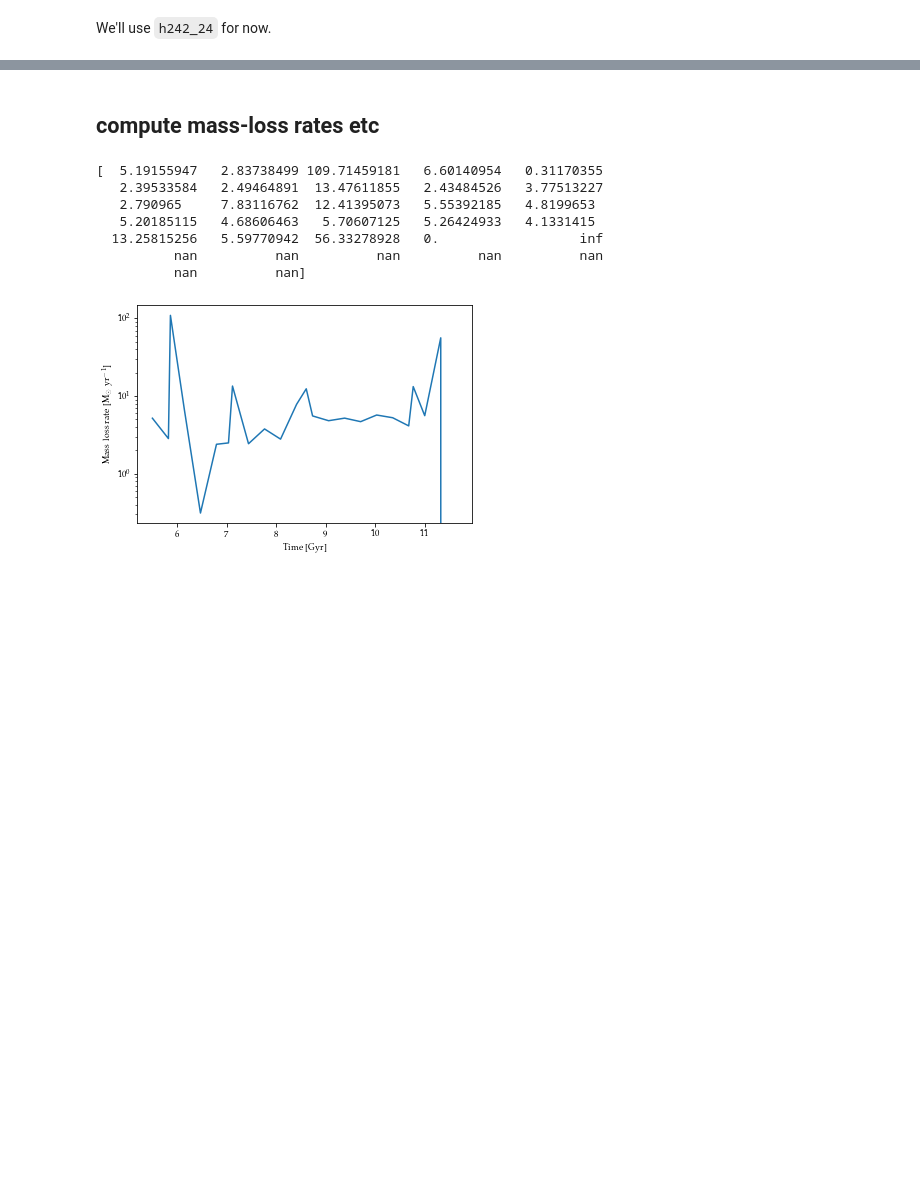
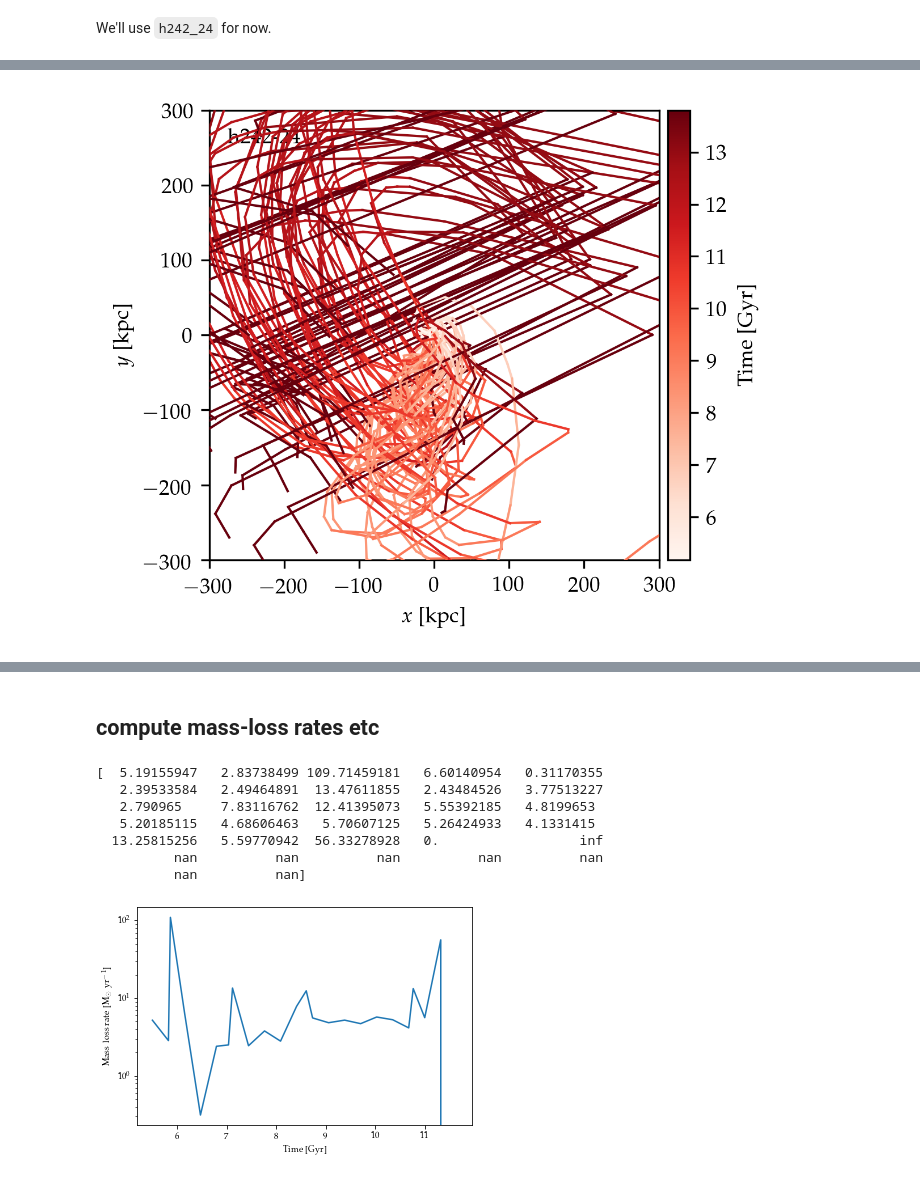
Before and after one commit to hollisakins/Justice_League_Code, a Jupyter notebook: Analysis/RamPressure/ParticleTrackingPlots.ipynb, the cells around one changed output, grey strips where cells are left out. Drawn from its saved outputs; the diff is of its cells as text; code cells hidden in the pictures; blank space fills up the shorter version.

Commit message:
updated particle tracking plots

```diff
--- a/Analysis/RamPressure/ParticleTrackingPlots.ipynb
+++ b/Analysis/RamPressure/ParticleTrackingPlots.ipynb
@@ -150,0 +205,90 @@ plt.show()
+# %%
+from mpl_toolkits.axes_grid1 import make_axes_locatable
+R = 300
+
+fig, ax = plt.subplots(1,1,figsize=(4.2,3.5),dpi=300)
+for j,pid in enumerate(pids_sub):
+    d = data[data.pid==pid]
+
+    cmap = mpl.cm.get_cmap('Reds', 12)
+    tmin, tmax = np.min(d.time), np.max(d.time)
+
+    i_prev = 0
+    for i in range(len(d)-1):
+        i += 1
+        x1 = list(d.x)[i_prev]
+        y1 = list(d.y)[i_prev]
+        z1 = list(d.z)[i_prev]
+        sat_v = np.array([list(d.sat_vx)[i_prev], list(d.sat_vy)[i_prev], list(d.sat_vz)[i_prev]])
+        host_v = np.array([list(d.host_vx)[i_prev], list(d.host_vy)[i_prev], list(d.host_vz)[i_prev]])
+        v1 = sat_v - host_v
+
+        x2 = list(d.x)[i]
+        y2 = list(d.y)[i]
+        z2 = list(d.z)[i]
+        sat_v = np.array([list(d.sat_vx)[i], list(d.sat_vy)[i], list(d.sat_vz)[i]])
+        host_v = np.array([list(d.host_vx)[i], list(d.host_vy)[i], list(d.host_vz)[i]])
+        v2 = sat_v - host_v
+        t = list(d.time)[i]
+
+        sat_p1 = np.array([list(d.sat_Xc)[i_prev], list(d.sat_Yc)[i_prev], list(d.sat_Zc)[i_prev]])
+        host_p1 = np.array([list(d.host_Xc)[i_prev], list(d.host_Yc)[i_prev], list(d.host_Zc)[i_prev]])
+        p1 = sat_p1 - host_p1
+
+        sat_p2 = np.array([list(d.sat_Xc)[i], list(d.sat_Yc)[i], list(d.sat_Zc)[i]])
+        host_p2 = np.array([list(d.host_Xc)[i], list(d.host_Yc)[i], list(d.host_Zc)[i]])
+        p2 = sat_p2 - host_p2
+
+        ### transformation code.... still not working quite right
+        r1 = np.array([x1,y1,z1])
+        r2 = np.array([x2,y2,z2])
+        yhat = np.array([0,1,0])
+
+        matr = rotation_matrix_from_vectors(yhat,v1)
+        r1 = matr @ r1
+        x1,y1,z1 = r1[0],r1[1],r1[2]
+
+        matr = rotation_matrix_from_vectors(yhat,v2)
+        r2 = matr @ r2
+        x2,y2,z2 = r2[0],r2[1],r2[2]
+
+
+        xhat = np.array([1,0,0])
+        matr = rotation_matrix_from_vectors(xhat,p1)
+        r1 = matr @ r1
+        x1,y1,z1 = r1[0],r1[1],r1[2]
+
+        matr = rotation_matrix_from_vectors(xhat,p2)
+        r2 = matr @ r2
+        x2,y2,z2 = r2[0],r2[1],r2[2]
+        ###
+
+        c = cmap((t-tmin)/(tmax-tmin))
+
+        ax.plot([x1,x2],[y1,y2],color=c, linewidth=1, zorder=j)
+
+#         if j == 0:
+#             ax.arrow(0, 0, v_rel[0], v_rel[1], head_width=0.3, head_length=0.3, fc=c, ec=c, zorder=100+j)
+
+        i_prev = i
+
+
+divider = make_axes_locatable(ax)
+ax_cb = divider.new_horizontal(size="5%", pad=0.05)
+cb1 = mpl.colorbar.ColorbarBase(ax_cb, cmap=mpl.cm.Reds, orientation='vertical',
+                                norm = mpl.colors.Normalize(vmin=tmin, vmax=tmax),
+                                label='Time [Gyr]')
+fig.add_axes(ax_cb)
+
+
+ax.set_xlim(-R,R)
+ax.set_ylim(-R,R)
+ax.set_xlabel(r'$x$ [kpc]')
+ax.set_ylabel(r'$y$ [kpc]')
+ax.annotate(key.replace("_","-"), (0.04,0.96), xycoords='axes fraction', va='top')
+ax.set_aspect('equal')
+
+
+plt.show()
+# %% [output]
+[figure, added]
```
Also changed, not shown: parts of 22 cells of this notebook, 9 other files.
